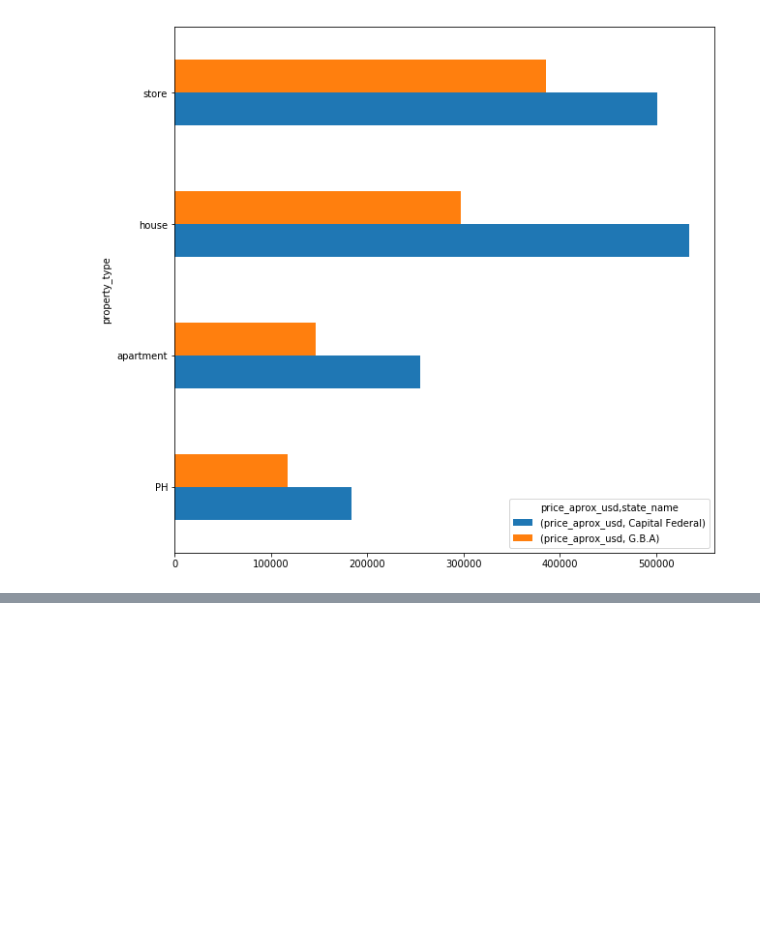
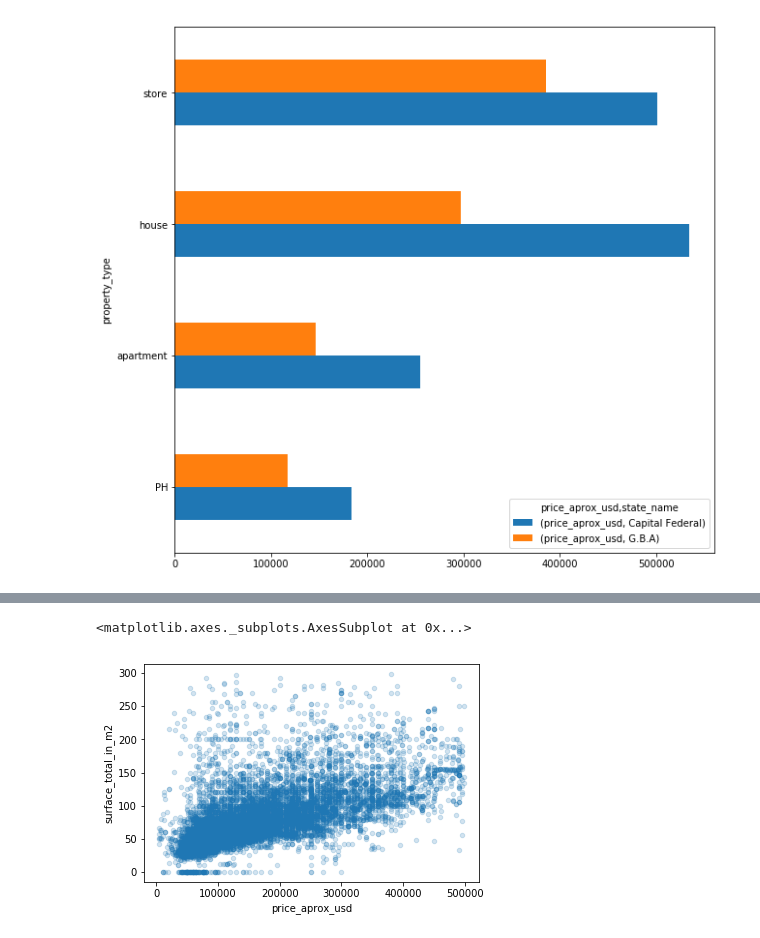
Before and after one commit to LucianoGiannotti/ProperatiDatosTP, a Jupyter notebook: Depuracion de datos.ipynb, the cells around one changed output, grey strips where cells are left out. Cells and saved outputs as stored; diff of their text form; code cells hidden in the pictures; blank space fills up the shorter version.

```diff
--- a/Depuracion de datos.ipynb
+++ b/Depuracion de datos.ipynb
@@ -701,0 +752,5 @@ grouped.plot(kind='barh', figsize=(10,10))
+# %%
+apartments_gba.loc[(data['surface_total_in_m2'] < 300) &(data['price_aprox_usd'] < 500000),:].plot.scatter(x='price_aprox_usd',y='surface_total_in_m2',alpha=0.2)
+# %% [output]
+<matplotlib.axes._subplots.AxesSubplot at 0x...>
+[figure, added]
```
Also changed, not shown: parts of 6 cells of this notebook.
